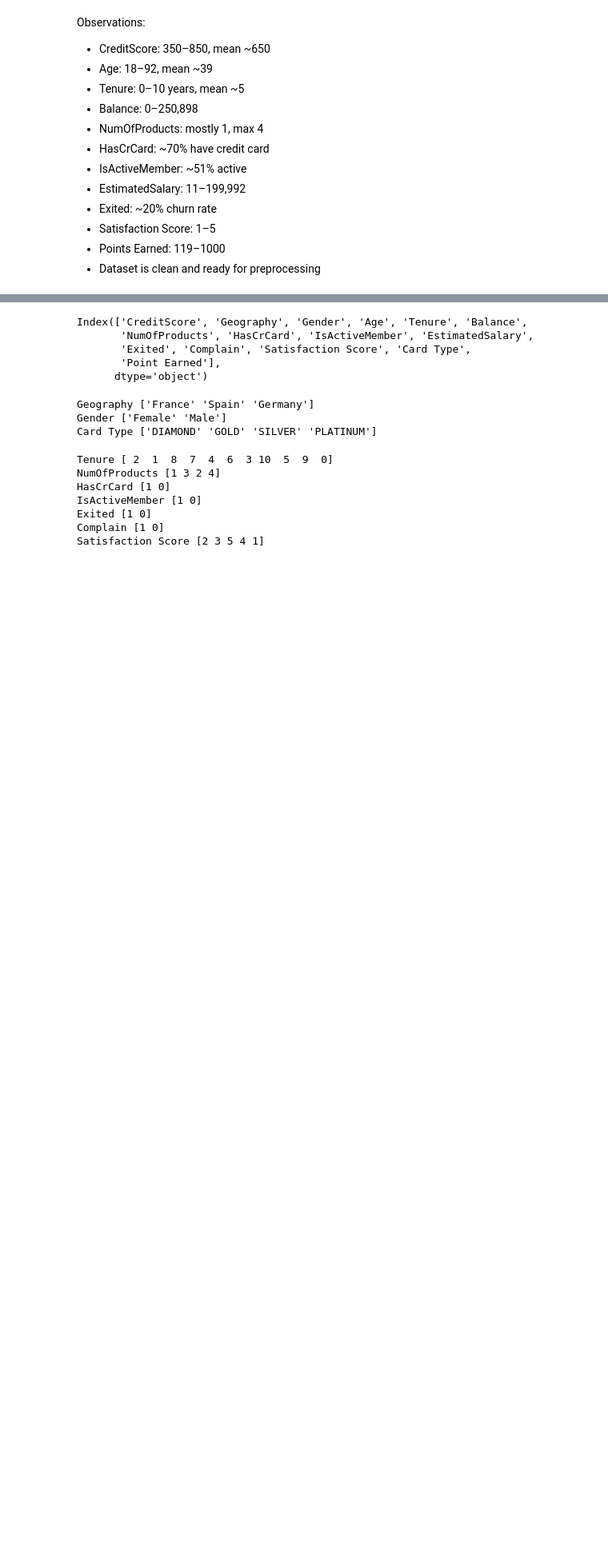
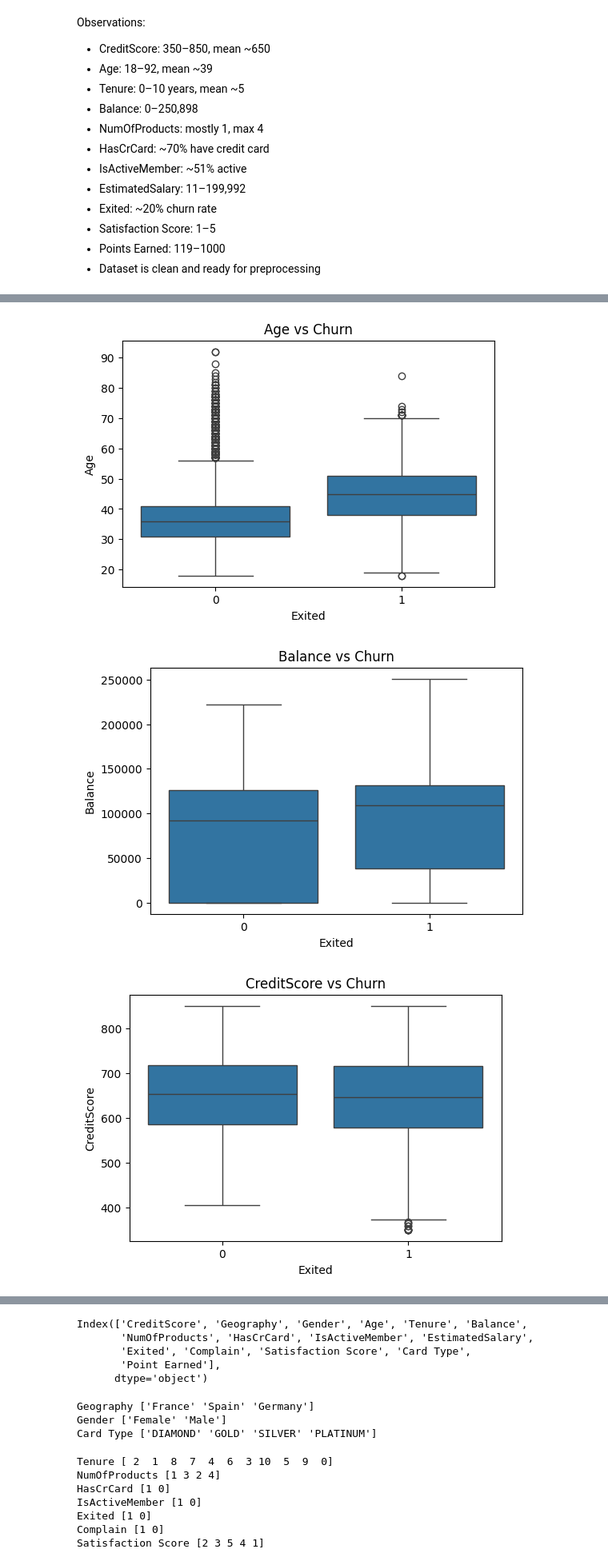
Before and after one commit to HarshiniK19/Customer_Churn_Prediction, a Jupyter notebook: notebooks/01_Data_Understanding.ipynb, the cells around one changed output, grey strips where cells are left out. Shown at 80% size. Cells and saved outputs as stored; diff of their text form; code cells hidden in the pictures; blank space fills up the shorter version.

```diff
--- a/notebooks/01_Data_Understanding.ipynb
+++ b/notebooks/01_Data_Understanding.ipynb
@@ -145,0 +179,14 @@ Observations:
+# %%
+numerical_features = ['Age', 'Balance', 'CreditScore', 'Tenure',
+                      'NumOfProducts', 'EstimatedSalary', 'Point Earned', 'Satisfaction Score']
+
+for col in numerical_features:
+    plt.figure(figsize=(6,4))
+    sns.boxplot(x='Exited', y=col, data=Customer_Churn)
+    plt.title(f'{col} vs Churn')
+    plt.savefig(f'../plots/{col.lower().replace(" ","_")}_vs_churn_boxplot.png')
+    plt.show()
+# %% [output]
+[figure, added]
+[figure, added]
+[figure, added]
```
Also changed, not shown: parts of 18 cells of this notebook, 12 other files.
